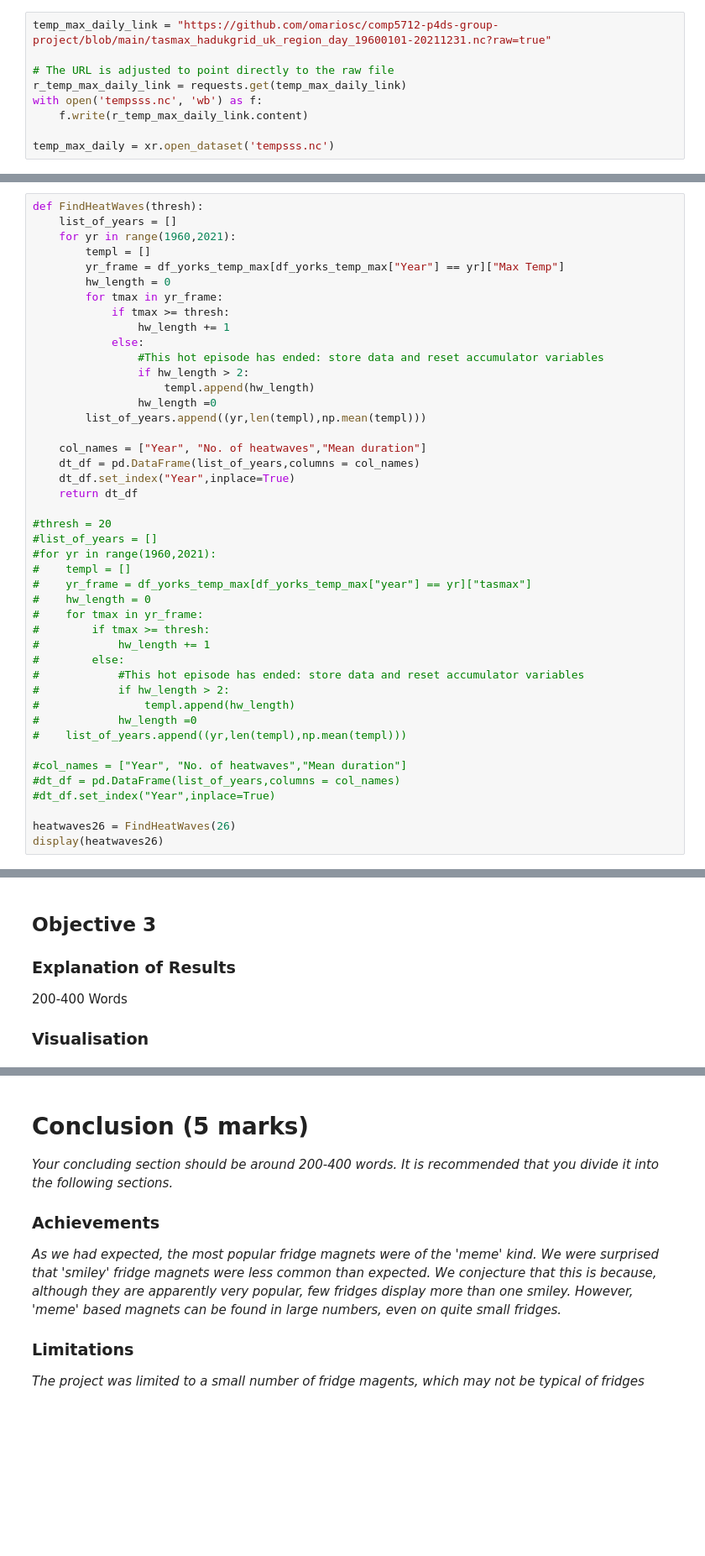
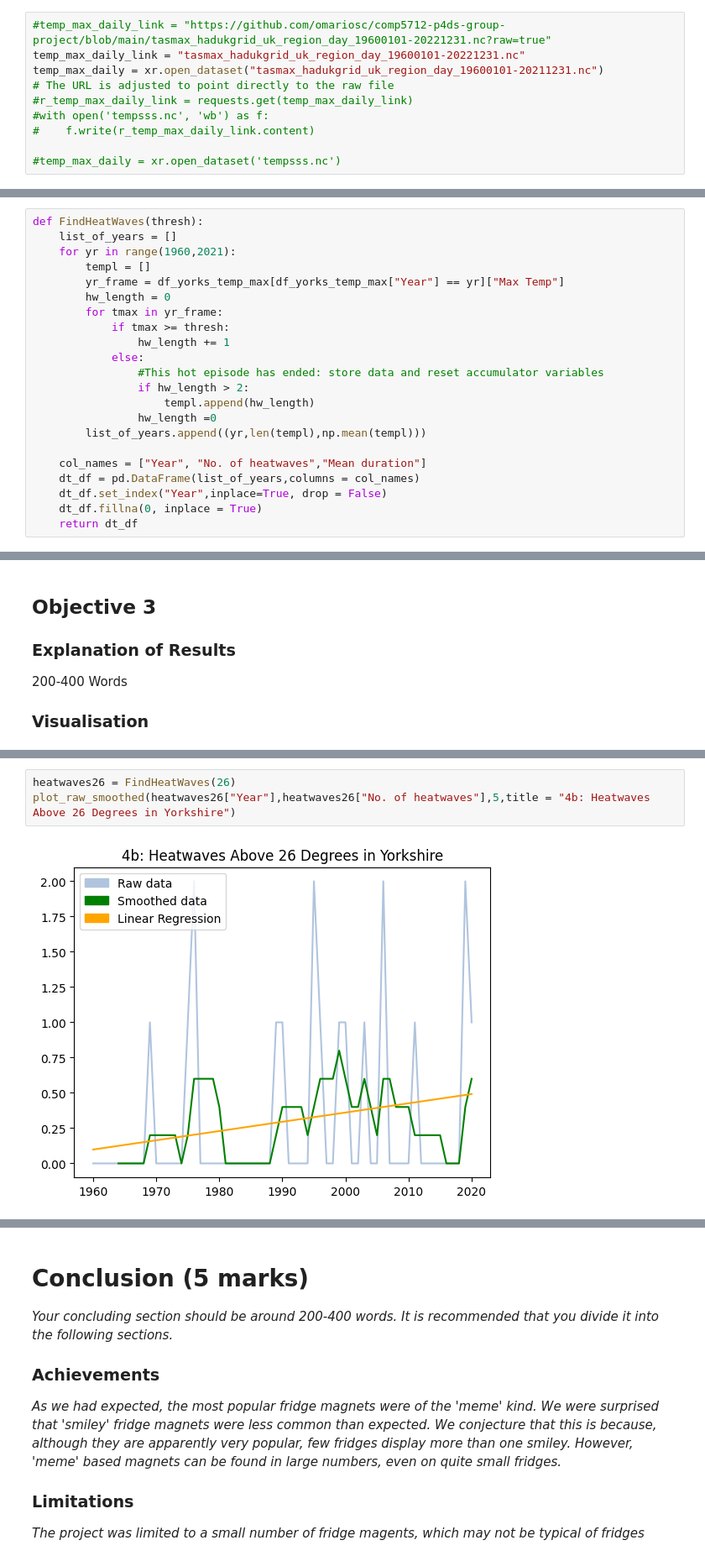
Before and after one commit to omariosc/comp5712-p4ds-group-project, a Jupyter notebook: A3_Data_Analysis_Project.ipynb, the cells around one changed output, grey strips where cells are left out. Shown at 84% size. Saved outputs shown, nothing was run; the diff lists cells and outputs as text; blank space fills up the shorter version.

Commit message:
Fixed issue with no heatwaves26 appearing. Merged DDRM work

```diff
--- a/A3_Data_Analysis_Project.ipynb
+++ b/A3_Data_Analysis_Project.ipynb
@@ -1163,14 +1145,15 @@ We then extract the data for Yorkshire and Humber.
 
 Note that this data is only available from 1960!
 # %%
-temp_max_daily_link = "https://github.com/omariosc/comp5712-p4ds-group-project/blob/main/tasmax_hadukgrid_uk_region_day_19600101-20211231.nc?raw=true"
+#temp_max_daily_link = "https://github.com/omariosc/comp5712-p4ds-group-project/blob/main/tasmax_hadukgrid_uk_region_day_19600101-20221231.nc?raw=true"
+temp_max_daily_link = "tasmax_hadukgrid_uk_region_day_19600101-20221231.nc"
+temp_max_daily = xr.open_dataset("tasmax_hadukgrid_uk_region_day_19600101-20211231.nc")
+# The URL is adjusted to point directly to the raw file
+#r_temp_max_daily_link = requests.get(temp_max_daily_link)
+#with open('tempsss.nc', 'wb') as f:
+#    f.write(r_temp_max_daily_link.content)
 
-# The URL is adjusted to point directly to the raw file
-r_temp_max_daily_link = requests.get(temp_max_daily_link)
-with open('tempsss.nc', 'wb') as f:
-    f.write(r_temp_max_daily_link.content)
-
-temp_max_daily = xr.open_dataset('tempsss.nc')
+#temp_max_daily = xr.open_dataset('tempsss.nc')
 # %%
 df_tmax = temp_max_daily.to_dataframe()
 df_yorks_temp_max = df_tmax.xs(12, level = "region").xs(0,level = "bnds")
@@ -1231,28 +1214,6 @@ def FindHeatWaves(thresh):
 
     col_names = ["Year", "No. of heatwaves","Mean duration"]
     dt_df = pd.DataFrame(list_of_years,columns = col_names)
-    dt_df.set_index("Year",inplace=True)
+    dt_df.set_index("Year",inplace=True, drop = False)
+    dt_df.fillna(0, inplace = True)
     return dt_df
-
-#thresh = 20
-#list_of_years = []
-#for yr in range(1960,2021):
-#    templ = []
-#    yr_frame = df_yorks_temp_max[df_yorks_temp_max["year"] == yr]["tasmax"]
-#    hw_length = 0
-#    for tmax in yr_frame:
-#        if tmax >= thresh:
-#            hw_length += 1
-#        else:
-#            #This hot episode has ended: store data and reset accumulator variables
-#            if hw_length > 2:
-#                templ.append(hw_length)
-#            hw_length =0
-#    list_of_years.append((yr,len(templ),np.mean(templ)))
-
-#col_names = ["Year", "No. of heatwaves","Mean duration"]
-#dt_df = pd.DataFrame(list_of_years,columns = col_names)
-#dt_df.set_index("Year",inplace=True)
-
-heatwaves26 = FindHeatWaves(26)
-display(heatwaves26)
@@ -1367,0 +1284,5 @@ fridge_sorted_bar(color='red')
+# %%
+heatwaves26 = FindHeatWaves(26)
+plot_raw_smoothed(heatwaves26["Year"],heatwaves26["No. of heatwaves"],5,title = "4b: Heatwaves Above 26 Degrees in Yorkshire")
+# %% [output]
+[figure, added]
```
Also changed, not shown: parts of 53 cells of this notebook.
